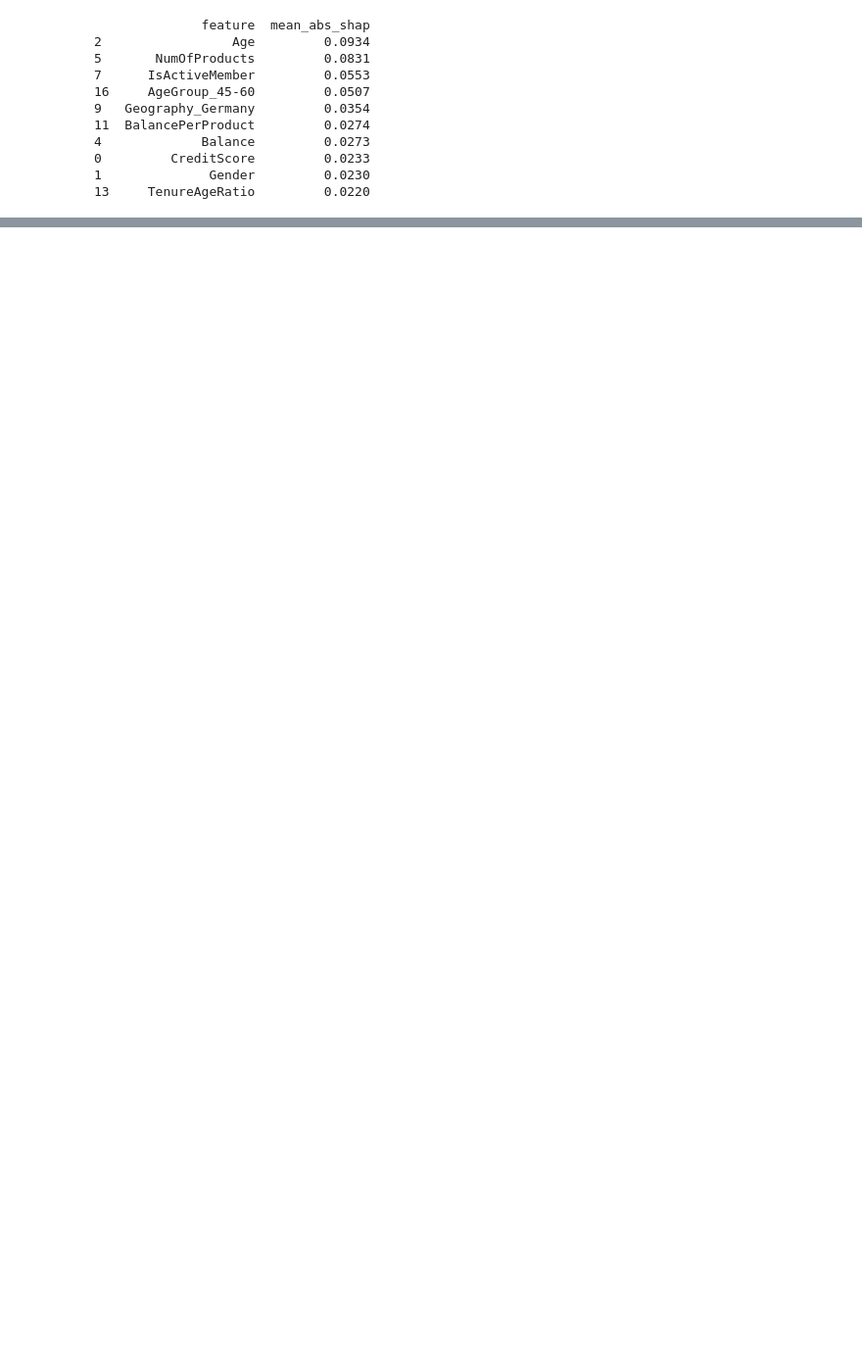
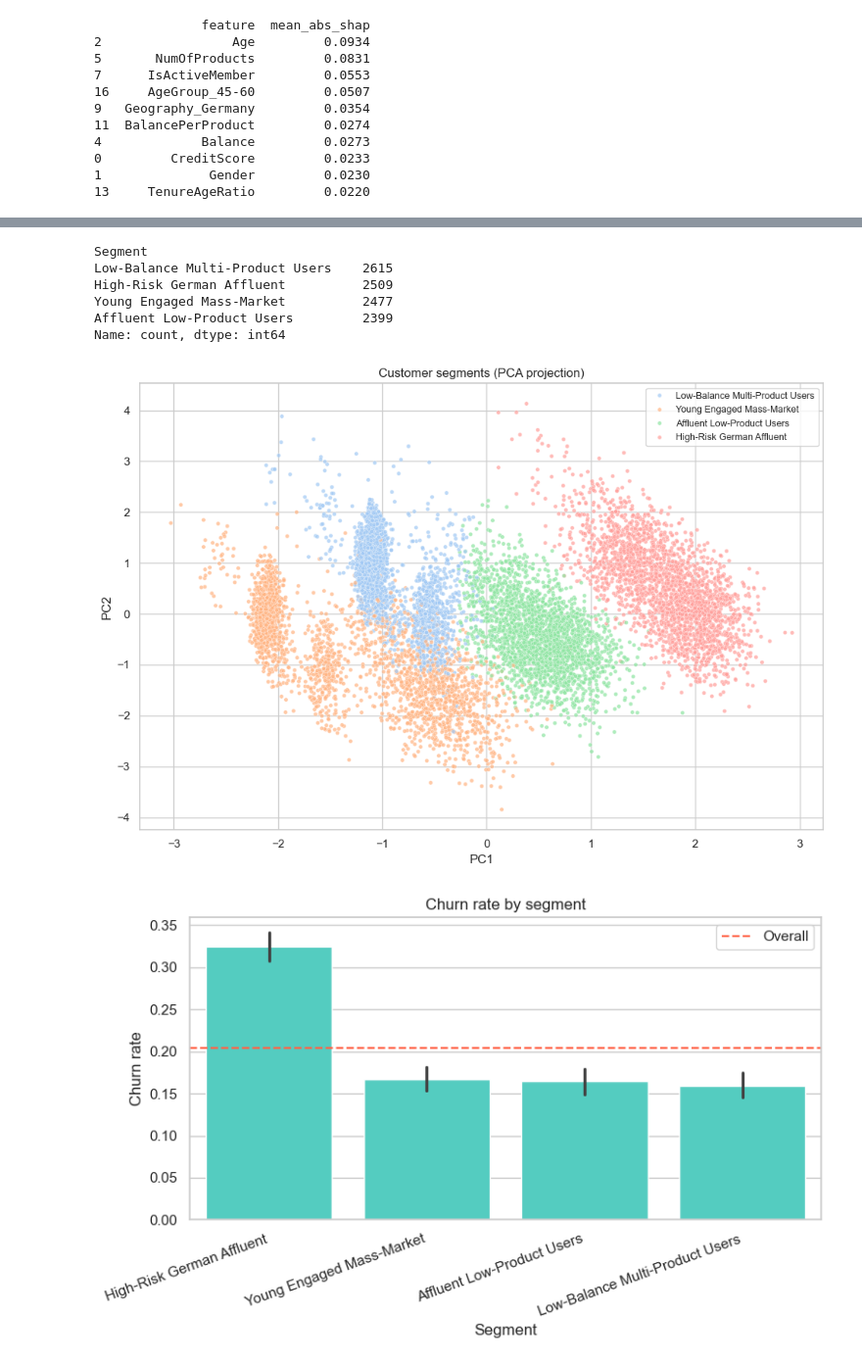
Before and after one commit to trngphng1311/bank-customer-churn-project, a Jupyter notebook: notebooks/03_modeling.ipynb, the cells around one changed output, grey strips where cells are left out. Shown at 98% size. Drawn from its saved outputs; the diff is of its cells as text; code cells hidden in the pictures; blank space fills up the shorter version.

```diff
--- a/notebooks/03_modeling.ipynb
+++ b/notebooks/03_modeling.ipynb
@@ -360,0 +468,47 @@ print(shap_importance.head(10).round(4))
+# %%
+# Label clusters
+cluster_names = {0: 'High-Risk German Affluent',
+                1: 'Affluent Low-Product Users',
+                2: 'Young Engaged Mass-Market',
+                3: 'Low-Balance Multi-Product Users'}
+
+df_segments['Segment'] = df_segments['Cluster'].map(cluster_names)
+print(df_segments['Segment'].value_counts())
+
+# Visualize segments
+from sklearn.decomposition import PCA
+
+pca = PCA(n_components=2, random_state=42)
+coords = pca.fit_transform(X_cluster_scaled)
+
+# Scatter
+plt.figure(figsize=(10, 7))
+sns.scatterplot(x=coords[:, 0], y=coords[:, 1],hue=df_segments['Segment'],s=15, alpha=0.7, color='palevioletred')
+plt.title('Customer segments (PCA projection)')
+plt.xlabel('PC1'); plt.ylabel('PC2')
+plt.legend(loc='best', fontsize=9)
+plt.tight_layout()
+plt.savefig('../outputs/figures/17_segments_pca.png', dpi=120, bbox_inches='tight')
+plt.show()
+
+# Churn-rate Bar Chart
+plt.figure(figsize=(8, 5))
+sns.barplot(data=df_segments,x='Segment', y='Exited',estimator='mean',
+            order=df_segments.groupby('Segment')['Exited'].mean().sort_values(ascending=False).index, color='turquoise')
+plt.axhline(df_segments['Exited'].mean(),color='tomato', linestyle='--', label='Overall')
+plt.title('Churn rate by segment')
+plt.ylabel('Churn rate')
+plt.xticks(rotation=20, ha='right')
+plt.legend()
+plt.tight_layout()
+plt.savefig('../outputs/figures/18_churn_by_segment.png', dpi=120, bbox_inches='tight')
+plt.show()
+# %% [output]
+Segment
+Low-Balance Multi-Product Users    2615
+High-Risk German Affluent          2509
+Young Engaged Mass-Market          2477
+Affluent Low-Product Users         2399
+Name: count, dtype: int64
+[figure, added]
+[figure, added]
```
Also changed, not shown: parts of 6 cells of this notebook, 6 other files.
